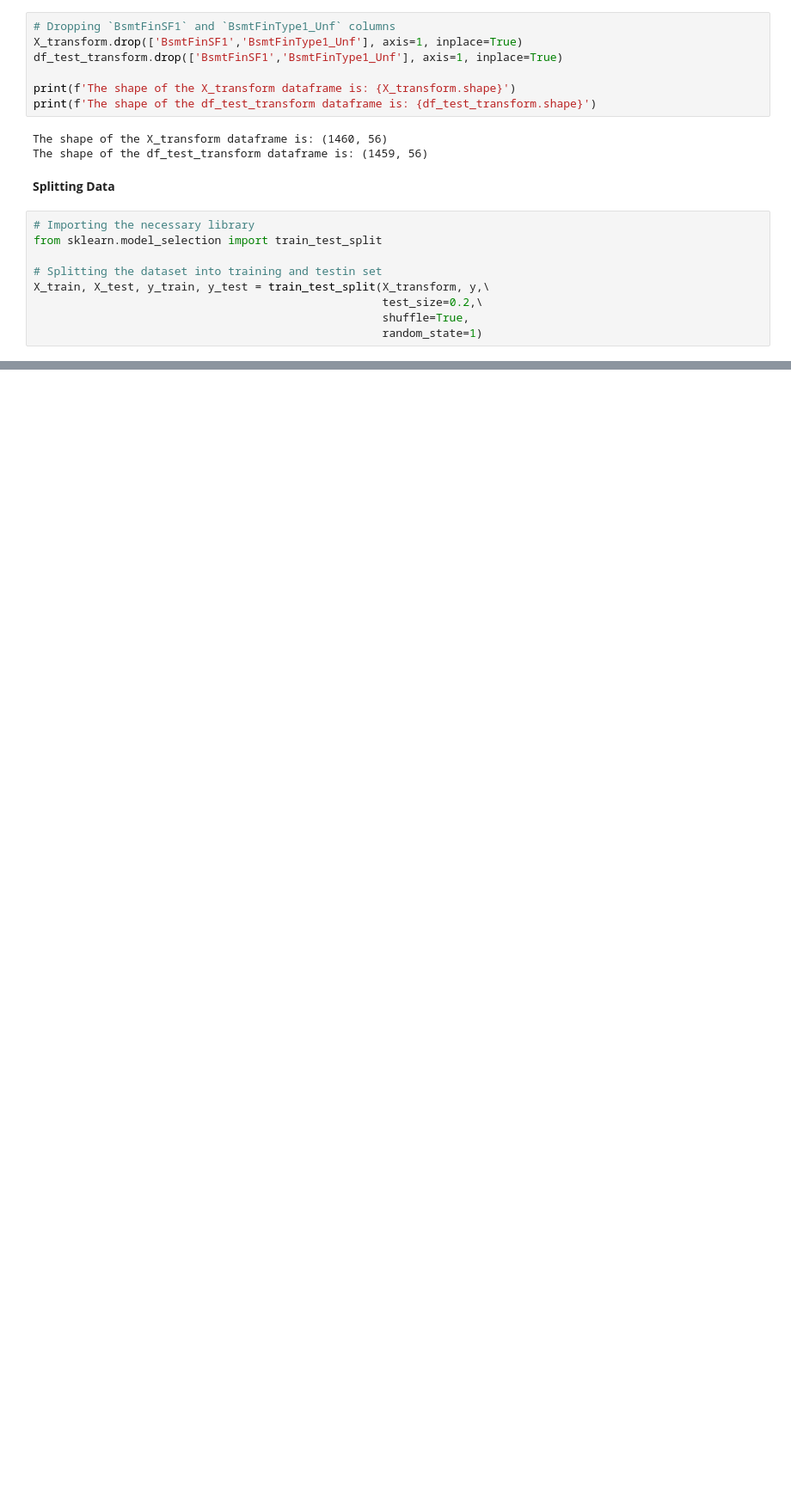
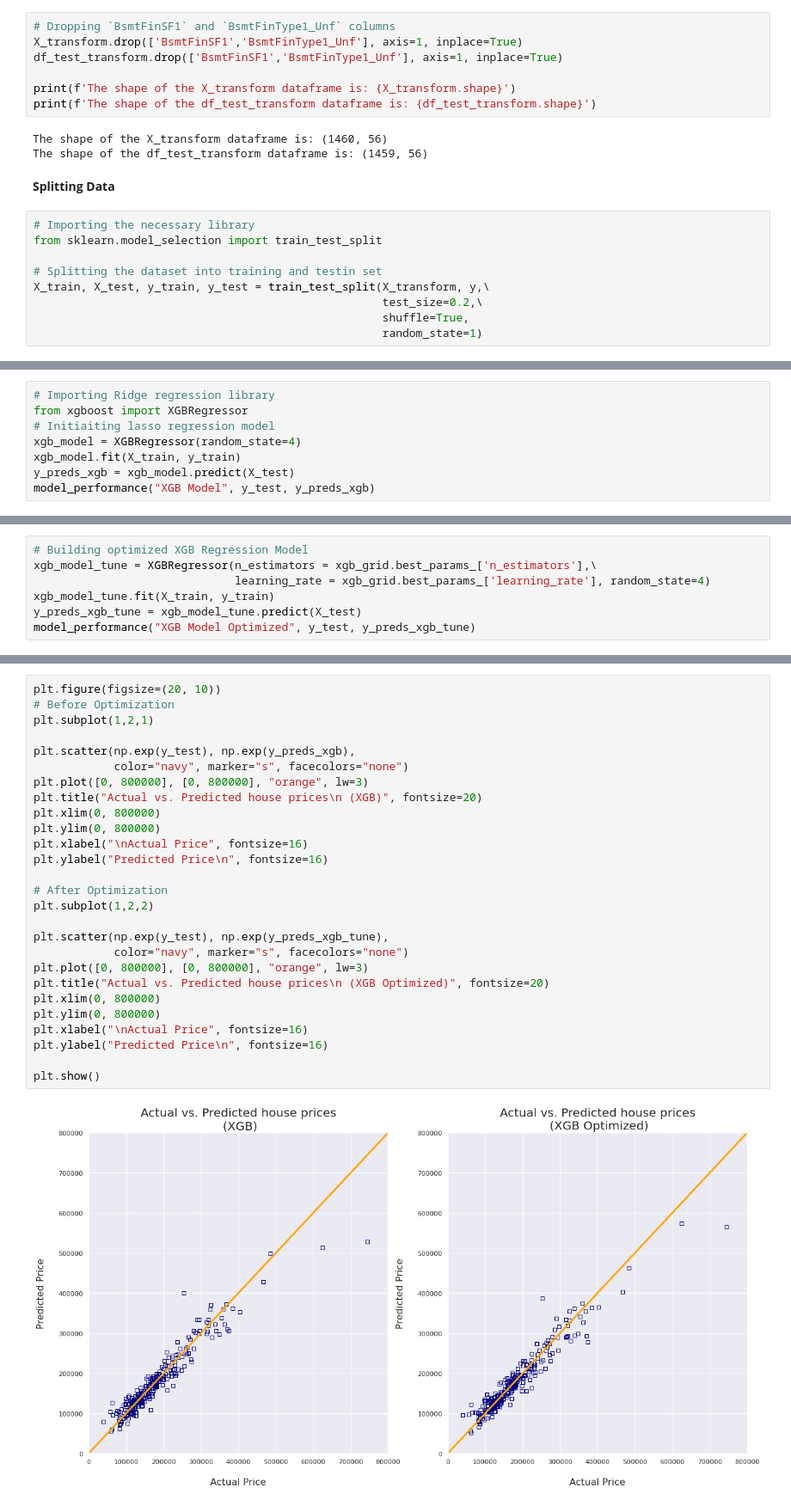
Before and after one commit to gowriks12/Kaggle-competition, a Jupyter notebook: house-price-prediction.ipynb, the cells around one changed output, grey strips where cells are left out. Shown at 86% size. Drawn from its saved outputs; the diff is of its cells as text; blank space fills up the shorter version.

```diff
--- a/house-price-prediction.ipynb
+++ b/house-price-prediction.ipynb
@@ -946,0 +1113,8 @@ X_train, X_test, y_train, y_test = train_test_split(X_transform, y,\
+# %%
+# Importing Ridge regression library
+from xgboost import XGBRegressor
+# Initiaiting lasso regression model
+xgb_model = XGBRegressor(random_state=4)
+xgb_model.fit(X_train, y_train)
+y_preds_xgb = xgb_model.predict(X_test)
+model_performance("XGB Model", y_test, y_preds_xgb)
@@ -946,0 +1149,7 @@ X_train, X_test, y_train, y_test = train_test_split(X_transform, y,\
+# %%
+# Building optimized XGB Regression Model
+xgb_model_tune = XGBRegressor(n_estimators = xgb_grid.best_params_['n_estimators'],\
+                              learning_rate = xgb_grid.best_params_['learning_rate'], random_state=4)
+xgb_model_tune.fit(X_train, y_train)
+y_preds_xgb_tune = xgb_model_tune.predict(X_test)
+model_performance("XGB Model Optimized", y_test, y_preds_xgb_tune)
@@ -946,0 +1162,29 @@ X_train, X_test, y_train, y_test = train_test_split(X_transform, y,\
+# %%
+plt.figure(figsize=(20, 10))
+# Before Optimization
+plt.subplot(1,2,1)
+
+plt.scatter(np.exp(y_test), np.exp(y_preds_xgb),
+            color="navy", marker="s", facecolors="none")
+plt.plot([0, 800000], [0, 800000], "orange", lw=3)
+plt.title("Actual vs. Predicted house prices\n (XGB)", fontsize=20)
+plt.xlim(0, 800000)
+plt.ylim(0, 800000)
+plt.xlabel("\nActual Price", fontsize=16)
+plt.ylabel("Predicted Price\n", fontsize=16)
+
+# After Optimization
+plt.subplot(1,2,2)
+
+plt.scatter(np.exp(y_test), np.exp(y_preds_xgb_tune),
+            color="navy", marker="s", facecolors="none")
+plt.plot([0, 800000], [0, 800000], "orange", lw=3)
+plt.title("Actual vs. Predicted house prices\n (XGB Optimized)", fontsize=20)
+plt.xlim(0, 800000)
+plt.ylim(0, 800000)
+plt.xlabel("\nActual Price", fontsize=16)
+plt.ylabel("Predicted Price\n", fontsize=16)
+
+plt.show()
+# %% [output]
+[figure, added]
```
Also changed, not shown: parts of 29 cells of this notebook.
